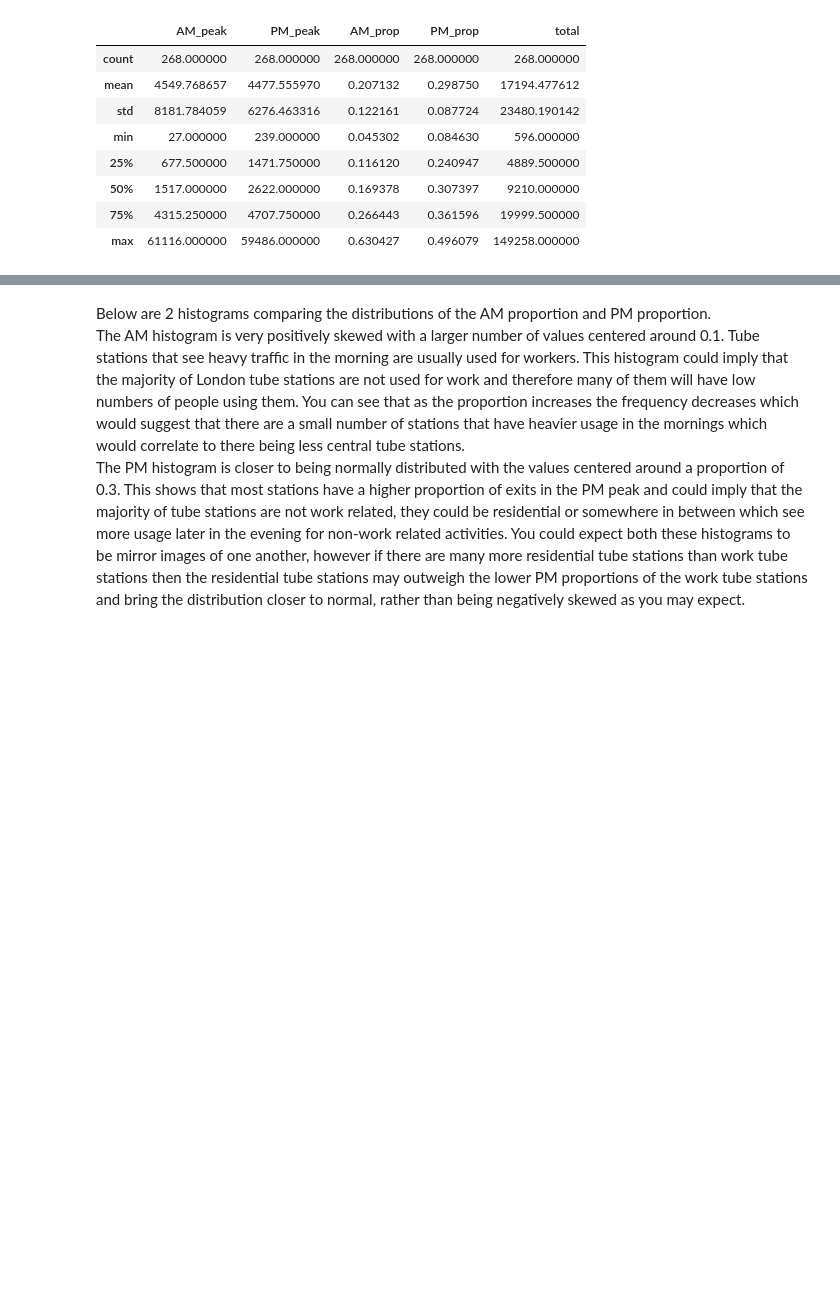
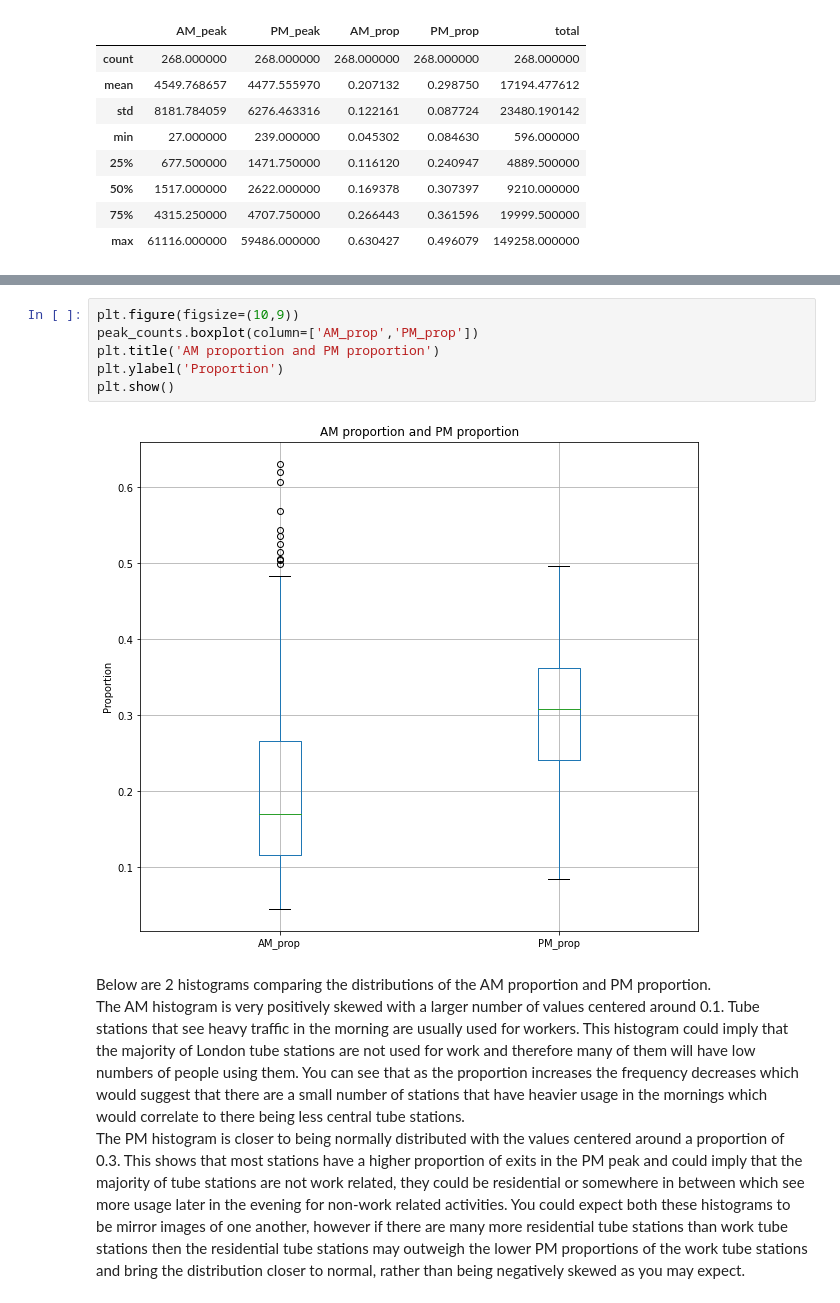
Before and after one commit to elliot-linsey/QMUL, a Jupyter notebook: Statistics/Coursework 1.ipynb, the cells around one changed output, grey strips where cells are left out. Saved outputs shown, nothing was run; the diff lists cells and outputs as text; blank space fills up the shorter version.

```diff
--- a/Statistics/Coursework 1.ipynb
+++ b/Statistics/Coursework 1.ipynb
@@ -74,3 +63,11 @@ peak_counts.describe()
+# %%
+plt.figure(figsize=(10,9))
+peak_counts.boxplot(column=['AM_prop','PM_prop'])
+plt.title('AM proportion and PM proportion')
+plt.ylabel('Proportion')
+plt.show()
+# %% [output]
+[figure, added]
 # %% [markdown]
 Below are 2 histograms comparing the distributions of the AM proportion and PM proportion. \
 The AM histogram is very positively skewed with a larger number of values centered around 0.1. Tube stations that see heavy traffic in the morning are usually used for workers. This histogram could imply that the majority of London tube stations are not used for work and therefore many of them will have low numbers of people using them. You can see that as the proportion increases the frequency decreases which would suggest that there are a small number of stations that have heavier usage in the mornings which would correlate to there being less central tube stations. \
```
Also changed, not shown: parts of 10 cells of this notebook.
